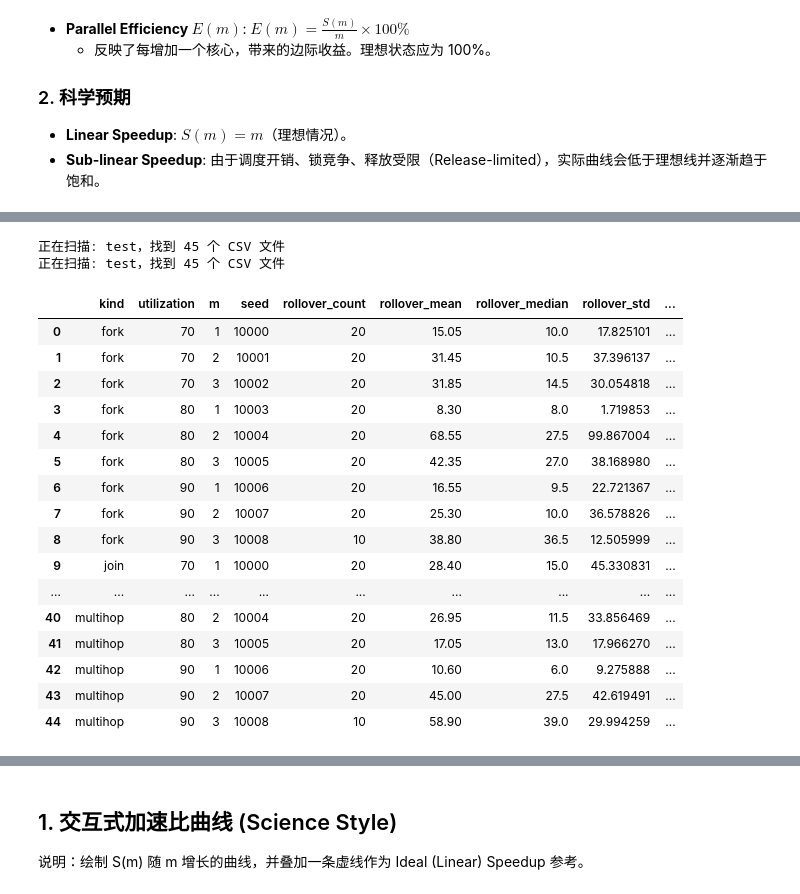
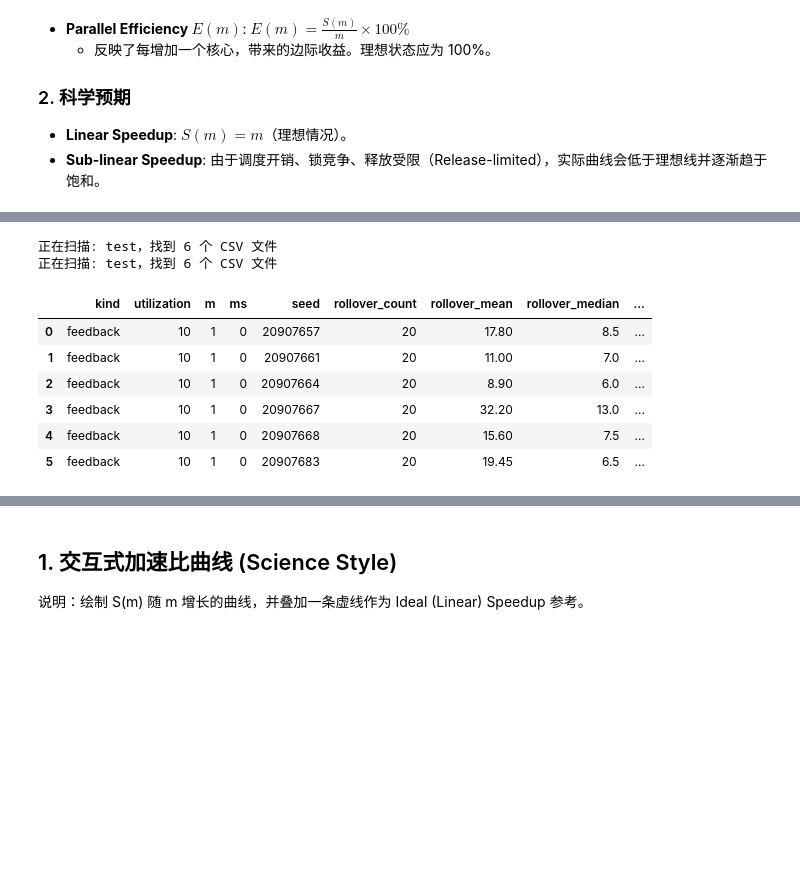
Before and after one commit to Jeeenious/fins, a Jupyter notebook: tool/plot.ipynb, the cells around one changed output, grey strips where cells are left out. Saved outputs shown, nothing was run; the diff lists cells and outputs as text; code cells hidden in the pictures; blank space fills up the shorter version.

```diff
--- a/tool/plot.ipynb
+++ b/tool/plot.ipynb
@@ -1221,7 +1290,7 @@ def analyze_makespan(root_dir):
         DataFrame: 每个 seed 一行，包含 makespan 的统计信息
     """
     pattern = re.compile(
-        r"trace_(?P<kind>\w+)_u(?P<u>\d+)_m(?P<m>\d+)_s(?P<seed>\d+).*\.csv"
+        r"trace_(?P<kind>\w+)_u(?P<u>\d+)_m(?P<m>\d+)_ms(?P<ms>\d+)_s(?P<seed>\d+)(?:_r\d+)?\.csv"
     )
     results = []
 
@@ -1238,6 +1307,7 @@ def analyze_makespan(root_dir):
             kind = match.group("kind")
             u = int(match.group("u"))
             m = int(match.group("m"))
+            ms = int(match.group("ms"))
             seed = int(match.group("seed"))
 
             path = os.path.join(root_dir, filename)
@@ -1276,6 +1346,7 @@ def analyze_makespan(root_dir):
                 "kind": kind,
                 "utilization": u,
                 "m": m,
+                "ms": ms,
                 "seed": seed,
                 "hp_count": len(makespans),
                 "T_hp_mean": makespans.mean(),
@@ -1305,7 +1376,7 @@ def analyze_rollover(root_dir):
         DataFrame: 每个 seed 一行，包含 rollover 周期的统计信息
     """
     pattern = re.compile(
-        r"trace_(?P<kind>\w+)_u(?P<u>\d+)_m(?P<m>\d+)_s(?P<seed>\d+).*\.csv"
+        r"trace_(?P<kind>\w+)_u(?P<u>\d+)_m(?P<m>\d+)_ms(?P<ms>\d+)_s(?P<seed>\d+)(?:_r\d+)?\.csv"
     )
     results = []
 
@@ -1322,6 +1393,7 @@ def analyze_rollover(root_dir):
             kind = match.group("kind")
             u = int(match.group("u"))
             m = int(match.group("m"))
+            ms = int(match.group("ms"))
             seed = int(match.group("seed"))
 
             path = os.path.join(root_dir, filename)
@@ -1359,52 +1431,43 @@ def analyze_rollover(root_dir):
                 "kind": kind,
                 "utilization": u,
                 "m": m,
+                "ms": ms,
                 "seed": seed,
                 "rollover_count": len(intervals),
                 "rollover_mean": intervals.mean(),
                 "rollover_median": np.median(intervals),
                 "rollover_std": intervals.std(ddof=1),
                 "rollover_var": intervals.var(ddof=1),
                 "rollover_min": intervals.min(),
                 "rollover_max": intervals.max(),
                 "rollover_q25": np.percentile(intervals, 25),
                 "rollover_q75": np.percentile(intervals, 75),
                 "rollover_iqr": np.percentile(intervals, 75) - np.percentile(intervals, 25),
             })
 
     if not results:
         print("没有提取到任何有效数据")
         return pd.DataFrame()
 
     return pd.DataFrame(results)
 
 
 # 分析 makespan
 df_makespan = analyze_makespan("test")
 df_makespan
 # 分析 rollover
 df_rollover = analyze_rollover("test")
 df_rollover
 # %% [output]
-正在扫描: test，找到 45 个 CSV 文件
-正在扫描: test，找到 45 个 CSV 文件
+正在扫描: test，找到 6 个 CSV 文件
+正在扫描: test，找到 6 个 CSV 文件
-|  | kind | utilization | m | seed | rollover_count | rollover_mean | rollover_median | rollover_std | ... |
-| 0 | fork | 70 | 1 | 10000 | 20 | 15.05 | 10.0 | 17.825101 | ... |
-| 1 | fork | 70 | 2 | 10001 | 20 | 31.45 | 10.5 | 37.396137 | ... |
-| 2 | fork | 70 | 3 | 10002 | 20 | 31.85 | 14.5 | 30.054818 | ... |
-| 3 | fork | 80 | 1 | 10003 | 20 | 8.30 | 8.0 | 1.719853 | ... |
-| 4 | fork | 80 | 2 | 10004 | 20 | 68.55 | 27.5 | 99.867004 | ... |
-| 5 | fork | 80 | 3 | 10005 | 20 | 42.35 | 27.0 | 38.168980 | ... |
-| 6 | fork | 90 | 1 | 10006 | 20 | 16.55 | 9.5 | 22.721367 | ... |
-| 7 | fork | 90 | 2 | 10007 | 20 | 25.30 | 10.0 | 36.578826 | ... |
-| 8 | fork | 90 | 3 | 10008 | 10 | 38.80 | 36.5 | 12.505999 | ... |
-| 9 | join | 70 | 1 | 10000 | 20 | 28.40 | 15.0 | 45.330831 | ... |
-| ... | ... | ... | ... | ... | ... | ... | ... | ... | ... |
-| 40 | multihop | 80 | 2 | 10004 | 20 | 26.95 | 11.5 | 33.856469 | ... |
-| 41 | multihop | 80 | 3 | 10005 | 20 | 17.05 | 13.0 | 17.966270 | ... |
-| 42 | multihop | 90 | 1 | 10006 | 20 | 10.60 | 6.0 | 9.275888 | ... |
-| 43 | multihop | 90 | 2 | 10007 | 20 | 45.00 | 27.5 | 42.619491 | ... |
-| 44 | multihop | 90 | 3 | 10008 | 10 | 58.90 | 39.0 | 29.994259 | ... |
+|  | kind | utilization | m | ms | seed | rollover_count | rollover_mean | rollover_median | ... |
+| 0 | feedback | 10 | 1 | 0 | 20907657 | 20 | 17.80 | 8.5 | ... |
+| 1 | feedback | 10 | 1 | 0 | 20907661 | 20 | 11.00 | 7.0 | ... |
+| 2 | feedback | 10 | 1 | 0 | 20907664 | 20 | 8.90 | 6.0 | ... |
+| 3 | feedback | 10 | 1 | 0 | 20907667 | 20 | 32.20 | 13.0 | ... |
+| 4 | feedback | 10 | 1 | 0 | 20907668 | 20 | 15.60 | 7.5 | ... |
+| 5 | feedback | 10 | 1 | 0 | 20907683 | 20 | 19.45 | 6.5 | ... |
 # %%
 def calculate_speedup(df_makespan):
     """
```
Also changed, not shown: parts of 11 cells of this notebook, 3 other files.
